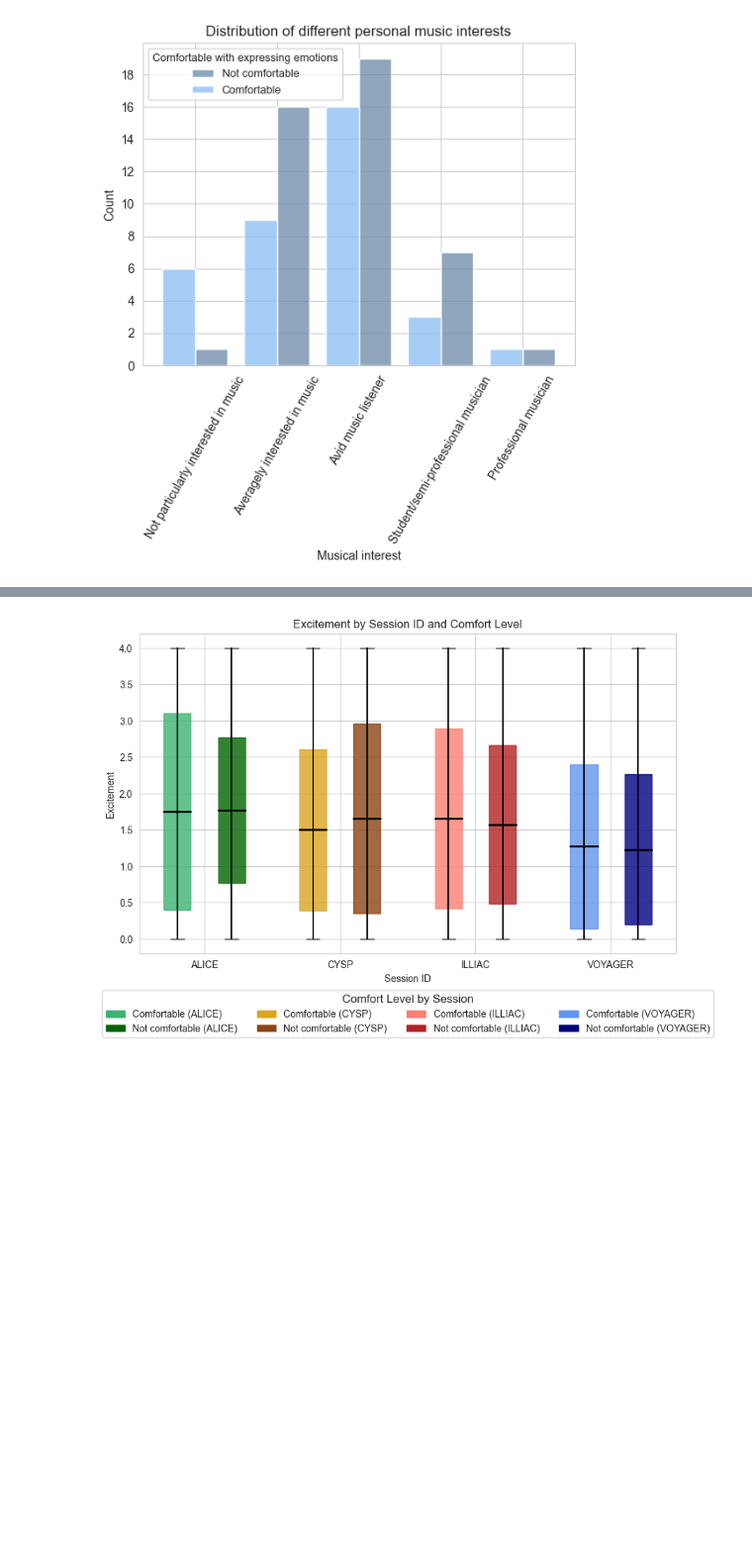
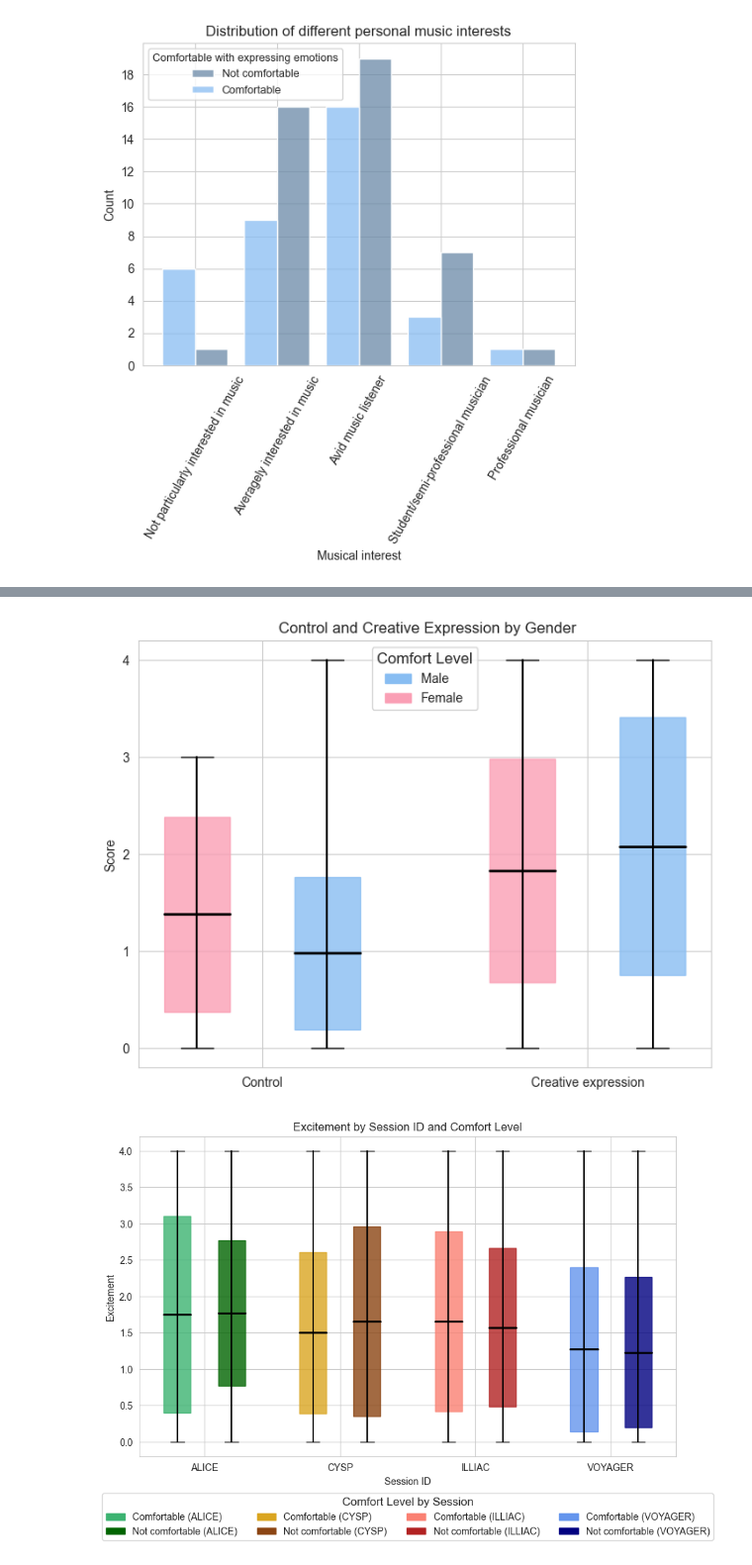
Before and after one commit to ihneskarbovik/IN5060-assignment3, a Jupyter notebook: study.ipynb, the cells around one changed output, grey strips where cells are left out. Shown: that part at 99% size. Saved outputs shown, nothing was run; the diff lists cells and outputs as text; code cells hidden in the pictures; blank space fills up the shorter version.

Commit message:
gender

```diff
--- a/study.ipynb
+++ b/study.ipynb
@@ -370,3 +370,66 @@ plt.show()
+# %%
+df_melted = pd.melt(grouped_df_all, id_vars=['Gender'], value_vars=['Control', 'Creative expression'],
+                    var_name='Variable', value_name='Value')
+
+order = ['Male', 'Female']
+df_melted['Gender'] = pd.Categorical(df_melted['Gender'], categories=order, ordered=True)
+df_melted = df_melted.sort_values('Gender')
+
+palette = {
+    'Male': colors[1],
+    'Female': '#fa9fb5',
+}
+
+fig, ax = plt.subplots(figsize=(8, 6))
+
+for idx, var in enumerate(df_melted['Variable'].unique()):
+    for hue_idx, comfort in enumerate(grouped_df_all['Gender'].unique()):
+        # Get subset of data for the current variable and comfort level
+        subset = df_melted[(df_melted['Variable'] == var) & (df_melted['Gender'] == comfort)]
+
+        mean = subset['Value'].mean()
+        std = subset['Value'].std()
+        whisker_min = subset['Value'].min()
+        whisker_max = subset['Value'].max()
+
+        # Position for plotting
+        position = idx - (hue_idx + 0.5) * 0.4 + 0.4 # Adjust for hue (comfort level)
+
+        # Plot whiskers (min and max)
+        ax.plot([position, position], [whisker_min, whisker_max], color='black', lw=1.5)  # Whisker line
+        ax.plot([position - 0.05, position + 0.05], [whisker_min, whisker_min], color='black', lw=1)  # Min cap
+        ax.plot([position - 0.05, position + 0.05], [whisker_max, whisker_max], color='black', lw=1)  # Max cap
+
+        # Plot the box (std around the mean)
+        box_bottom = mean - std
+        box_top = mean + std
+        ax.add_patch(plt.Rectangle(
+            (position - 0.1, box_bottom),  # Bottom-left corner
+            0.2,                          # Box width
+            2 * std,                      # Box height
+            color=palette[comfort], alpha=0.8, edgecolor="black"
+        ))
+
+        # Plot the mean line
+        ax.plot([position - 0.1, position + 0.1], [mean, mean], color="black", lw=2)  # Mean line
+
+# Set labels and title
+ax.set_xticks([0, 1])
+ax.set_xticklabels(['Control', 'Creative expression'])
+ax.set_yticks(range(0, 5))
+ax.set_ylabel('Score')
+ax.set_title(' Control and Creative Expression by Gender')
+
+legend_handles = [
+    mpatches.Patch(color=colors[1], label='Male'),
+    mpatches.Patch(color='#fa9fb5', label='Female')
+]
+ax.legend(handles=legend_handles, title='Comfort Level',
+          loc='upper center', fontsize=10, title_fontsize=12)
+
+plt.show()
+# %% [output]
+[figure, added]
 # %%
 stats = grouped_df_all.groupby(['Session_ID', 'Comfortable with expressing emotions'])['Excitement'].agg(
     mean='mean', std='std', min='min', max='max'
```
Also changed, not shown: parts of 1 cell of this notebook.
